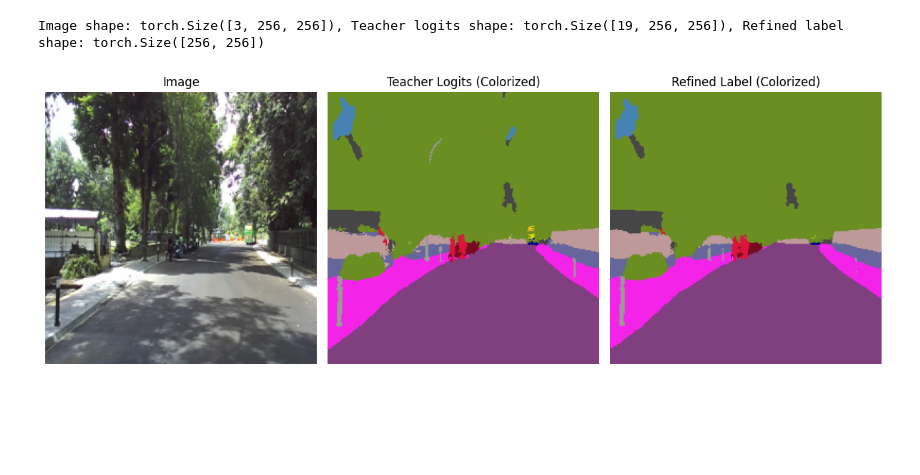
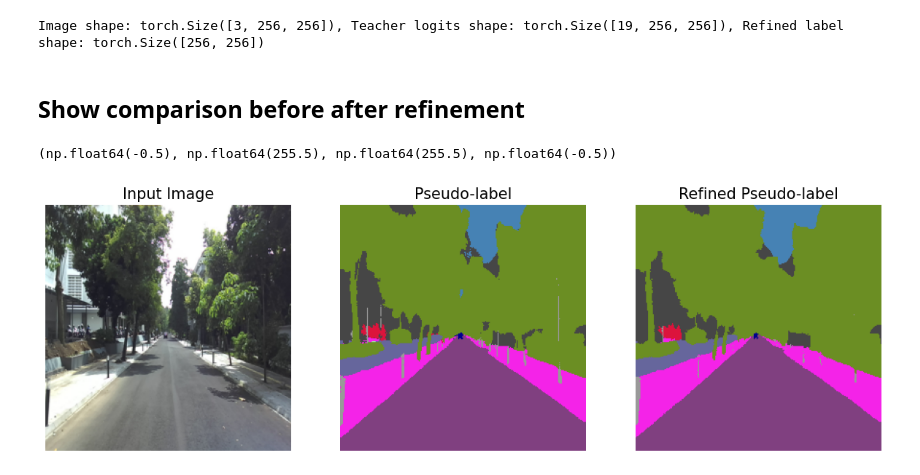
Before and after one commit to NovelioPI/distilled-self-learning-segmentation, a Jupyter notebook: visualize.ipynb, the cells around one changed output. Cells and saved outputs as stored; diff of their text form; code cells hidden in the pictures; blank space fills up the shorter version.

Commit message:
Finalization before paper submit

```diff
--- a/visualize.ipynb
+++ b/visualize.ipynb
@@ -20,31 +26,42 @@ for i in range(len(ugm_dataset)):
     break
 # %% [output]
 Image shape: torch.Size([3, 256, 256]), Teacher logits shape: torch.Size([19, 256, 256]), Refined label shape: torch.Size([256, 256])
+# %% [markdown]
+## Show comparison before after refinement
 # %%
-import torch
-import matplotlib.pyplot as plt
+idx = 123
+# idx = 2510
+# idx = 4530
+# idx = 2660
+image, t_logits, refined_label = ugm_dataset[idx]
 
-image, t_logits, refined_label = ugm_dataset[20]
+image_np = image.numpy().transpose(1, 2, 0)
+t_probs = torch.softmax(t_logits, dim=0)
+t_label = t_probs.argmax(dim=0)
 
-image = image.numpy().transpose(1, 2, 0)
-t_label = t_logits.argmax(dim=0).numpy()
-colorized_label = colorize_segmentation(torch.tensor(t_label)).numpy()
-colorized_refined_label = colorize_segmentation(torch.tensor(refined_label)).numpy()
+t_label_np = t_label.numpy()
+refined_label_np = refined_label.numpy()
 
-plt.figure(figsize=(12, 6))
-plt.subplot(1, 3, 1)
-plt.imshow(image)
-plt.title("Image")
+# Visualize the results
+plt.figure(figsize=(20, 5))
+plt.subplot(1, 4, 1)
+plt.imshow(image_np)
+plt.title('Input Image', fontsize=15)
 plt.axis('off')
-plt.subplot(1, 3, 2)
-plt.imshow(colorized_label.transpose(1, 2, 0))
-plt.title("Teacher Logits (Colorized)")
+plt.subplot(1, 4, 2)
+plt.imshow(colorize_segmentation(t_label_np).permute(1, 2, 0))
+plt.title('Pseudo-label', fontsize=15)
 plt.axis('off')
-plt.subplot(1, 3, 3)
-plt.imshow(colorized_refined_label.transpose(1, 2, 0))
-plt.title("Refined Label (Colorized)")
+plt.subplot(1, 4, 3)
+plt.imshow(colorize_segmentation(refined_label_np).permute(1, 2, 0))
+plt.title('Refined Pseudo-label', fontsize=15)
 plt.axis('off')
-plt.tight_layout()
-plt.show()
+# plt.subplot(1, 4, 4)
+# plt.imshow(colorize_segmentation(pred).permute(1, 2, 0))
+# plt.title('Model Prediction Segmentation')
+# plt.axis('off')
+# plt.tight_layout()
+# plt.show()
 # %% [output]
+(np.float64(-0.5), np.float64(255.5), np.float64(255.5), np.float64(-0.5))
-[figure, old version]
+[figure, new version]
```
Also changed, not shown: parts of 23 cells of this notebook, 17 other files.
